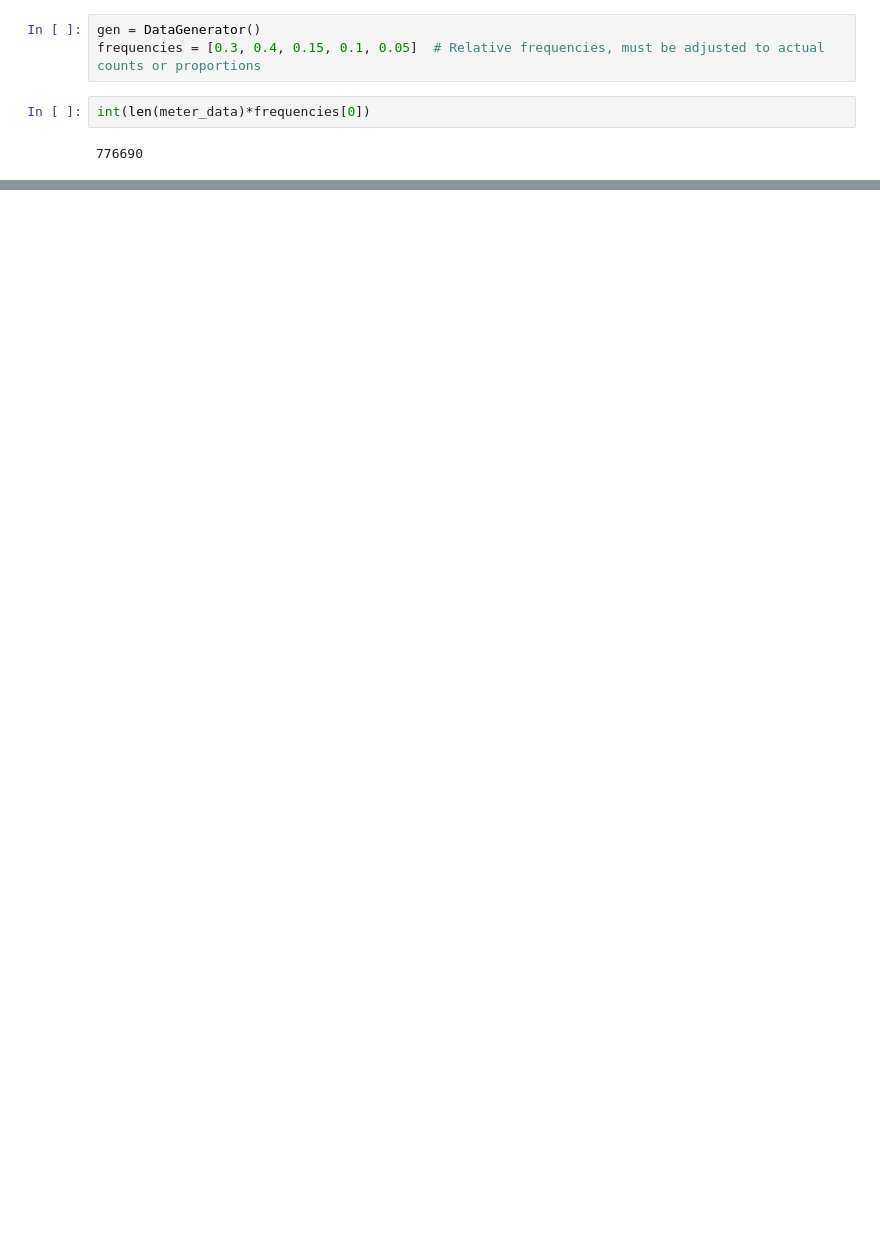
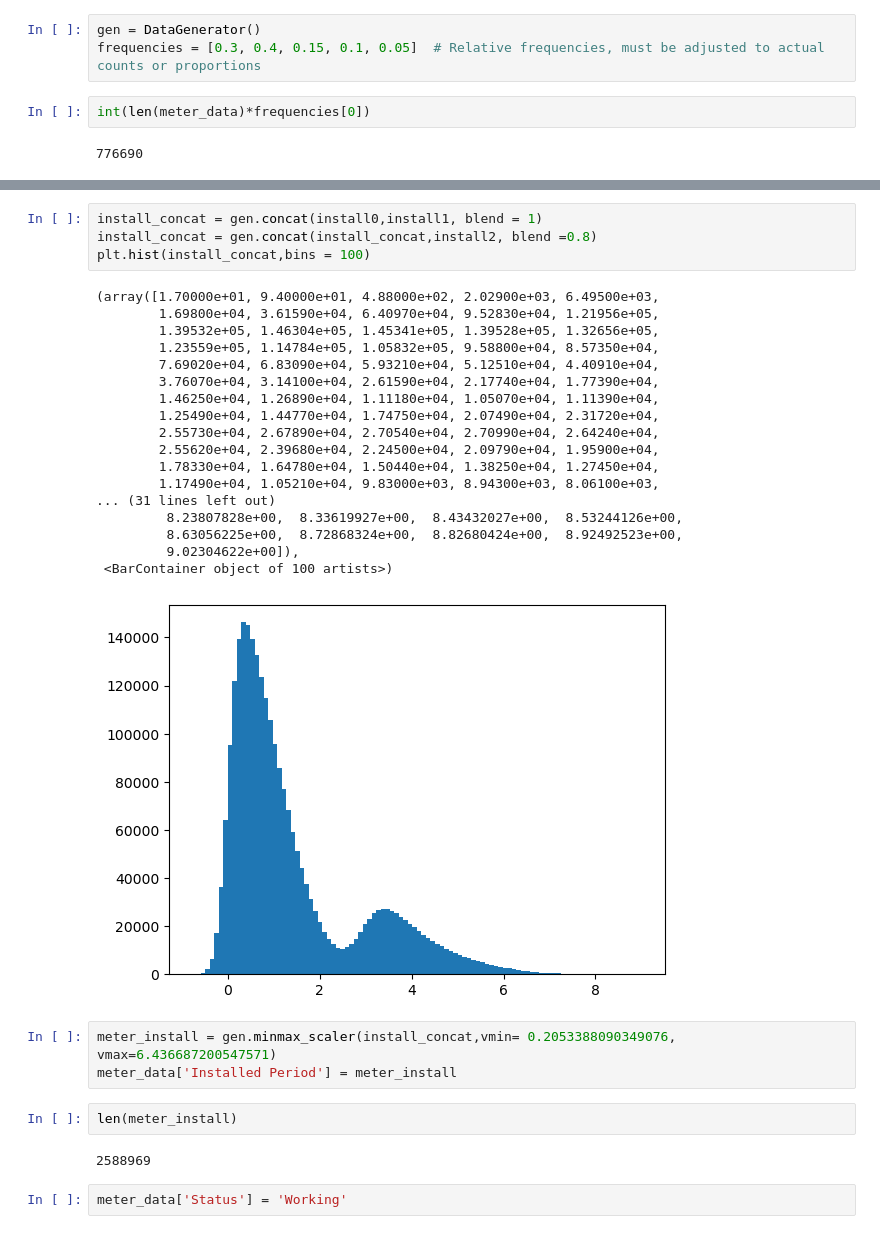
Before and after one commit to zhixe/intelligent-meter-test, a Jupyter notebook: ML/EDA.ipynb, the cells around one changed output, grey strips where cells are left out. Drawn from its saved outputs; the diff is of its cells as text; blank space fills up the shorter version.

```diff
--- a/ML/EDA.ipynb
+++ b/ML/EDA.ipynb
@@ -6878,0 +6800,32 @@ plt.hist(mileage_concat,bins = 100)
+# %%
+install_concat = gen.concat(install0,install1, blend = 1)
+install_concat = gen.concat(install_concat,install2, blend =0.8)
+plt.hist(install_concat,bins = 100)
+# %% [output]
+(array([1.70000e+01, 9.40000e+01, 4.88000e+02, 2.02900e+03, 6.49500e+03,
+        1.69800e+04, 3.61590e+04, 6.40970e+04, 9.52830e+04, 1.21956e+05,
+        1.39532e+05, 1.46304e+05, 1.45341e+05, 1.39528e+05, 1.32656e+05,
+        1.23559e+05, 1.14784e+05, 1.05832e+05, 9.58800e+04, 8.57350e+04,
+        7.69020e+04, 6.83090e+04, 5.93210e+04, 5.12510e+04, 4.40910e+04,
+        3.76070e+04, 3.14100e+04, 2.61590e+04, 2.17740e+04, 1.77390e+04,
+        1.46250e+04, 1.26890e+04, 1.11180e+04, 1.05070e+04, 1.11390e+04,
+        1.25490e+04, 1.44770e+04, 1.74750e+04, 2.07490e+04, 2.31720e+04,
+        2.55730e+04, 2.67890e+04, 2.70540e+04, 2.70990e+04, 2.64240e+04,
+        2.55620e+04, 2.39680e+04, 2.24500e+04, 2.09790e+04, 1.95900e+04,
+        1.78330e+04, 1.64780e+04, 1.50440e+04, 1.38250e+04, 1.27450e+04,
+        1.17490e+04, 1.05210e+04, 9.83000e+03, 8.94300e+03, 8.06100e+03,
+... (31 lines left out)
+         8.23807828e+00,  8.33619927e+00,  8.43432027e+00,  8.53244126e+00,
+         8.63056225e+00,  8.72868324e+00,  8.82680424e+00,  8.92492523e+00,
+         9.02304622e+00]),
+ <BarContainer object of 100 artists>)
+[figure, added]
+# %%
+meter_install = gen.minmax_scaler(install_concat,vmin= 0.2053388090349076, vmax=6.436687200547571)
+meter_data['Installed Period'] = meter_install
+# %%
+len(meter_install)
+# %% [output]
+2588969
+# %%
+meter_data['Status'] = 'Working'
```
Also changed, not shown: parts of 29 cells of this notebook.
